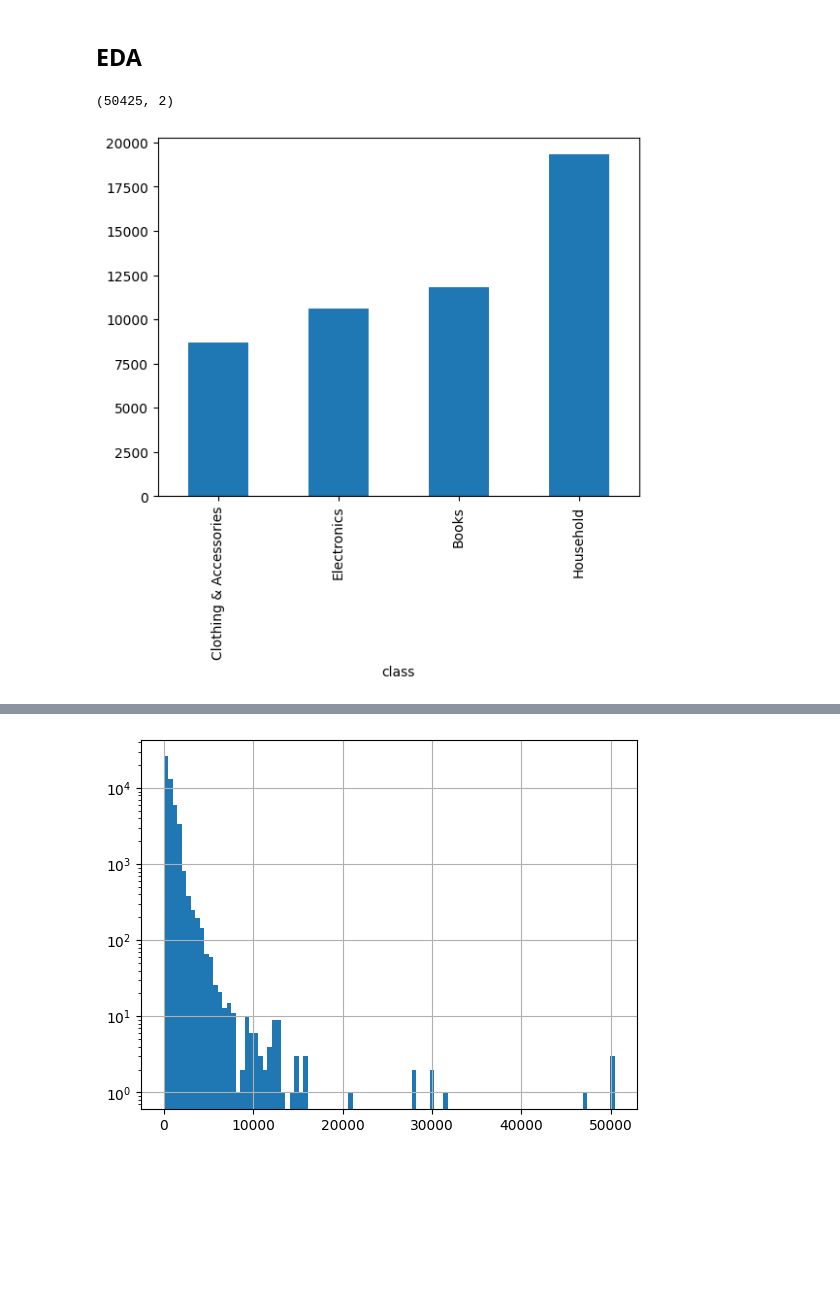
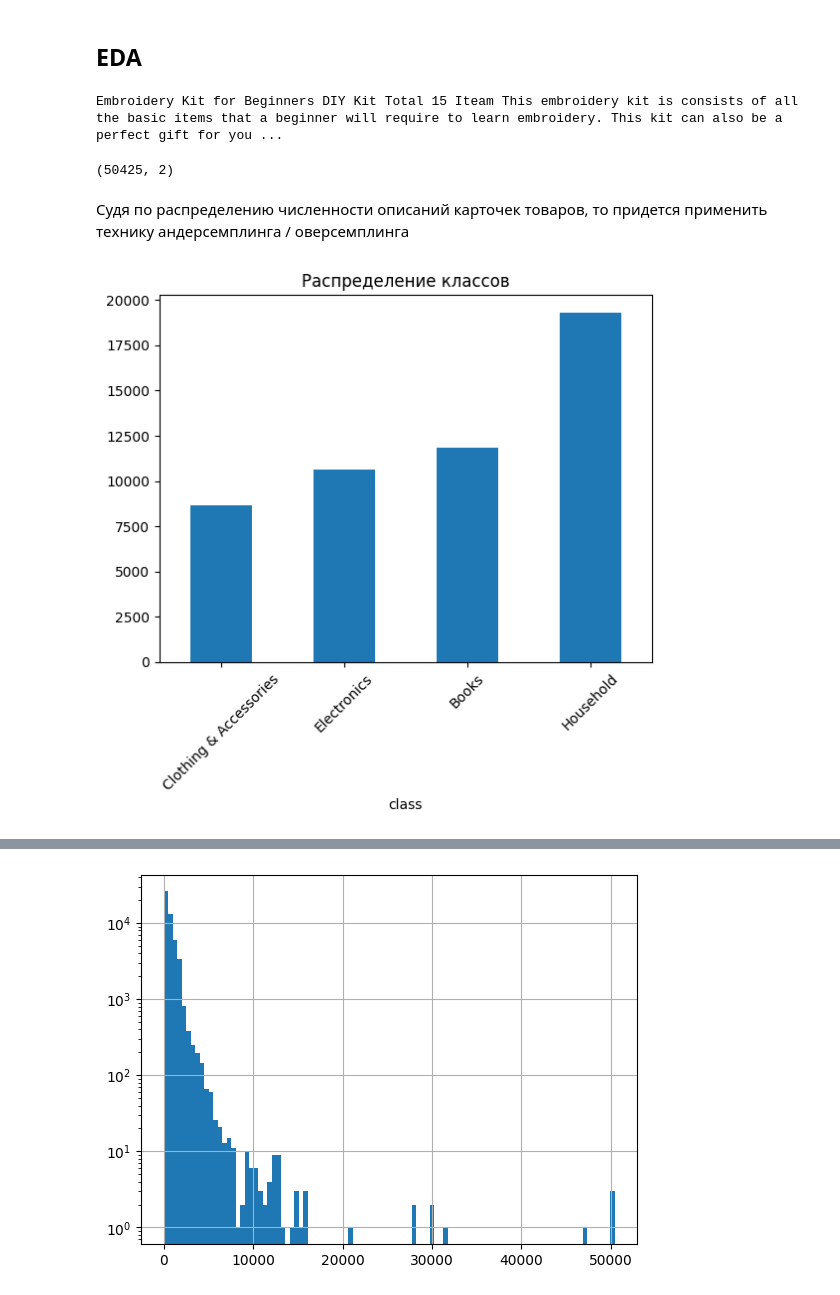
Before and after one commit to fkurushin/ai-in-business, a Jupyter notebook: main.ipynb, the cells around one changed output, grey strips where cells are left out. Saved outputs shown, nothing was run; the diff lists cells and outputs as text; code cells hidden in the pictures; blank space fills up the shorter version.

```diff
--- a/main.ipynb
+++ b/main.ipynb
@@ -7,15 +7,23 @@ import matplotlib.pyplot as plt
 df = pd.read_csv("data/ecommerceDataset.csv", names=["class", "text"])
 # %% [markdown]
 ## EDA
+# %%
+print(df.loc[100,"text"])
+# %% [output]
+Embroidery Kit for Beginners DIY Kit Total 15 Iteam This embroidery kit is consists of all the basic items that a beginner will require to learn embroidery. This kit can also be a perfect gift for you ...
 # %%
 df.shape
 # %% [output]
 (50425, 2)
+# %% [markdown]
+Судя по распределению численности описаний карточек товаров, то придется применить технику андерсемплинга / оверсемплинга
 # %%
 df["class"].value_counts().sort_values().plot(kind='bar')
+plt.title("Распределение классов")
+plt.xticks(rotation=45)
 plt.show()
 # %% [output]
-[figure, old version]
+[figure, new version]
 # %%
 df["class"] = df["class"].astype(str)
 df["text"] = df["text"].astype(str)
```
Also changed, not shown: parts of 35 cells of this notebook, 2 other files.
